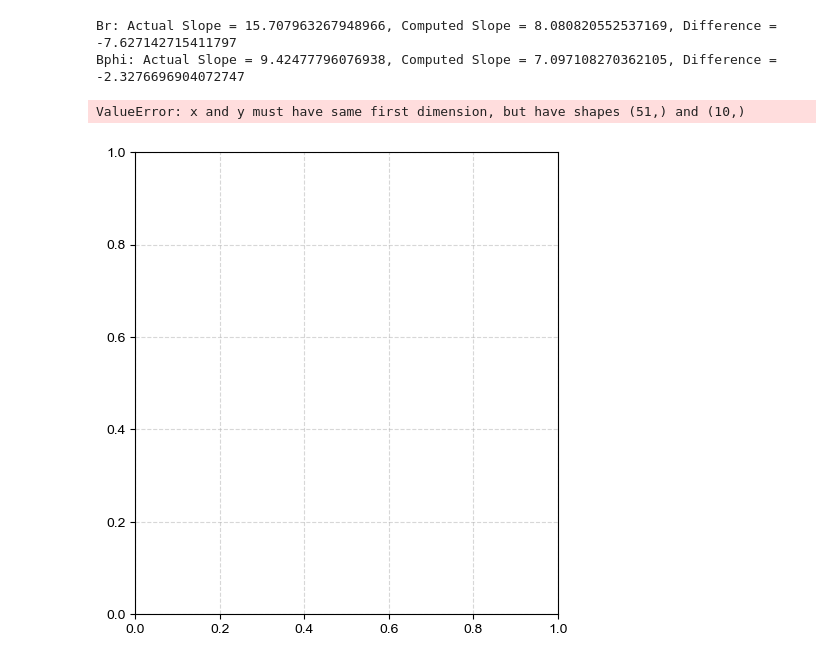
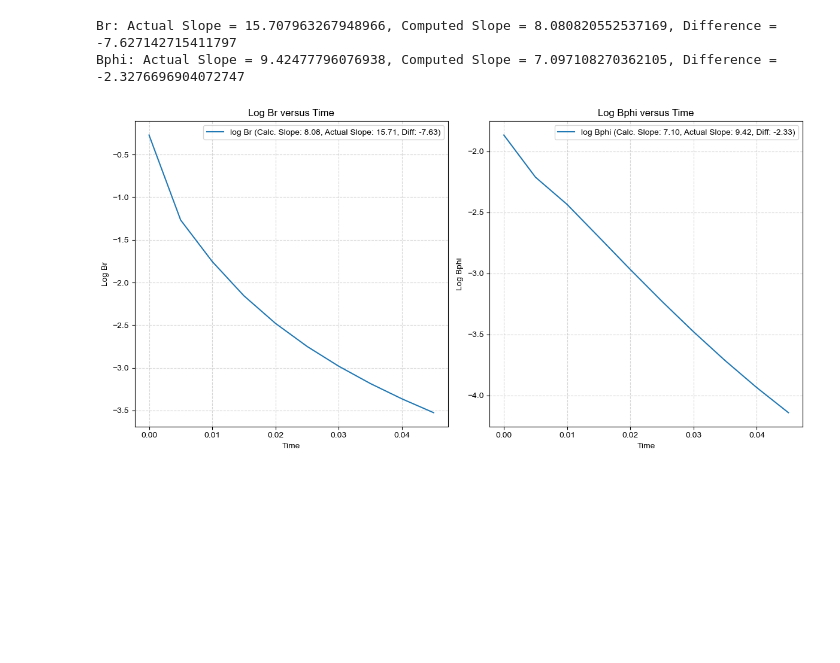
Before and after one commit to SagarPrakashBarad/GalacticDynamos, a Jupyter notebook: _build/jupyter_execute/Diffusion_Equation_Simulations/z_approximation/Diffusion_Equation_Neumann.ipynb, the cells around one changed output. Drawn from its saved outputs; the diff is of its cells as text; code cells hidden in the pictures; blank space fills up the shorter version.

Commit message:
neumann growth plot

```diff
--- a/_build/jupyter_execute/Diffusion_Equation_Simulations/z_approximation/Diffusion_Equation_Neumann.ipynb
+++ b/_build/jupyter_execute/Diffusion_Equation_Simulations/z_approximation/Diffusion_Equation_Neumann.ipynb
@@ -389,25 +389,24 @@ Bphi: Actual Slope = 9.42477796076938, Computed Slope = 7.097108270362105, Diffe
 # %%
 plt.figure(figsize=(12, 6))
 
 plt.subplot(1, 2, 1)
-plt.plot(time, log_Br, label=f'log Br (Calc. Slope: {np.sqrt(-slope_Br):.2f}, Actual Slope: {actual_slope_Br:.2f}, Diff: {difference_Br:.2f})')
+plt.plot(time[:10], log_Br, label=f'log Br (Calc. Slope: {np.sqrt(-slope_Br):.2f}, Actual Slope: {actual_slope_Br:.2f}, Diff: {difference_Br:.2f})')
 plt.xlabel('Time')
 plt.ylabel('Log Br')
 plt.title('Log Br versus Time')
 plt.grid(True)
 plt.legend()
 
 plt.subplot(1, 2, 2)
-plt.plot(time, log_Bphi, label=f'log Bphi (Calc. Slope: {np.sqrt(-slope_Bphi):.2f}, Actual Slope: {actual_slope_Bphi:.2f}, Diff: {difference_Bphi:.2f})')
+plt.plot(time[:10], log_Bphi, label=f'log Bphi (Calc. Slope: {np.sqrt(-slope_Bphi):.2f}, Actual Slope: {actual_slope_Bphi:.2f}, Diff: {difference_Bphi:.2f})')
 plt.xlabel('Time')
 plt.ylabel('Log Bphi')
 plt.title('Log Bphi versus Time')
 plt.grid(True)
 plt.legend()
 
 plt.tight_layout()
 plt.savefig("seed_10/log_Br_Bphi_vs_time_neu.png")
 plt.show()
 # %% [output]
-ValueError: x and y must have same first dimension, but have shapes (51,) and (10,)
-[figure, old version]
+[figure, new version]
```
Also changed, not shown: 18 other files.
